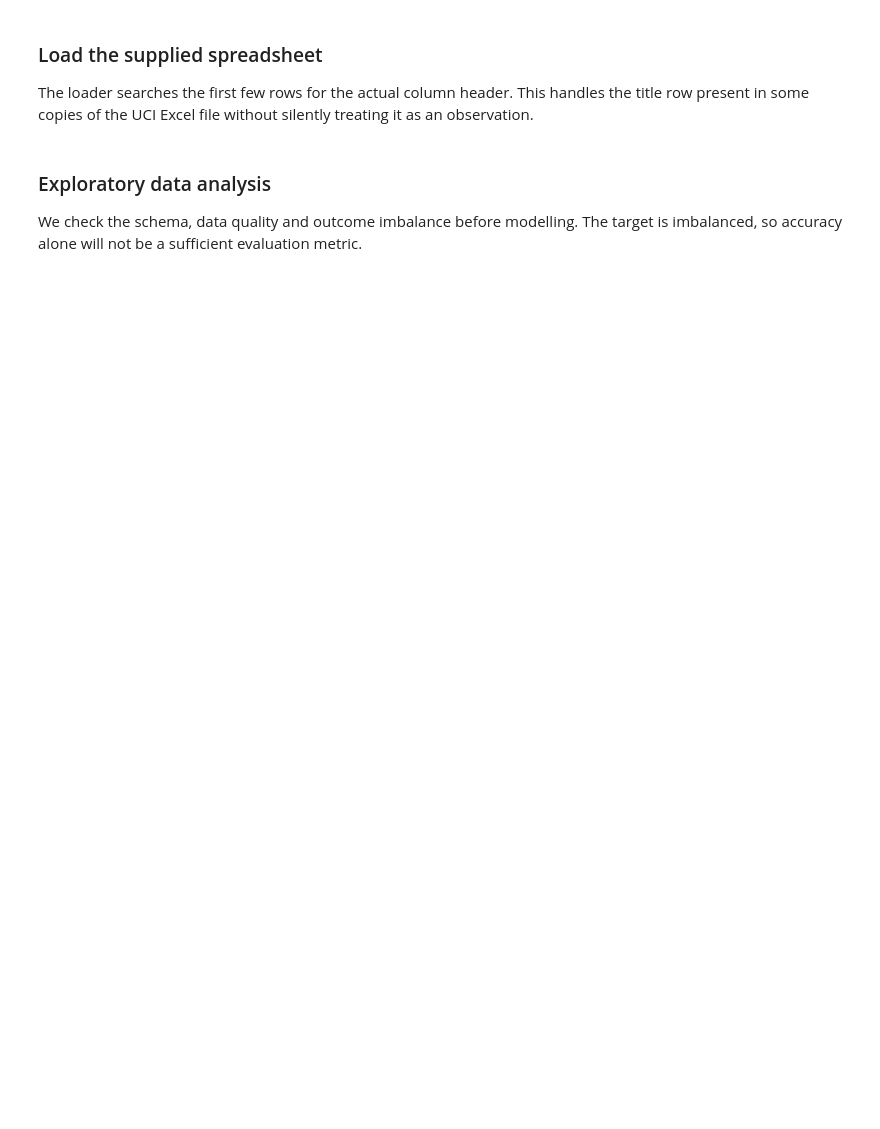
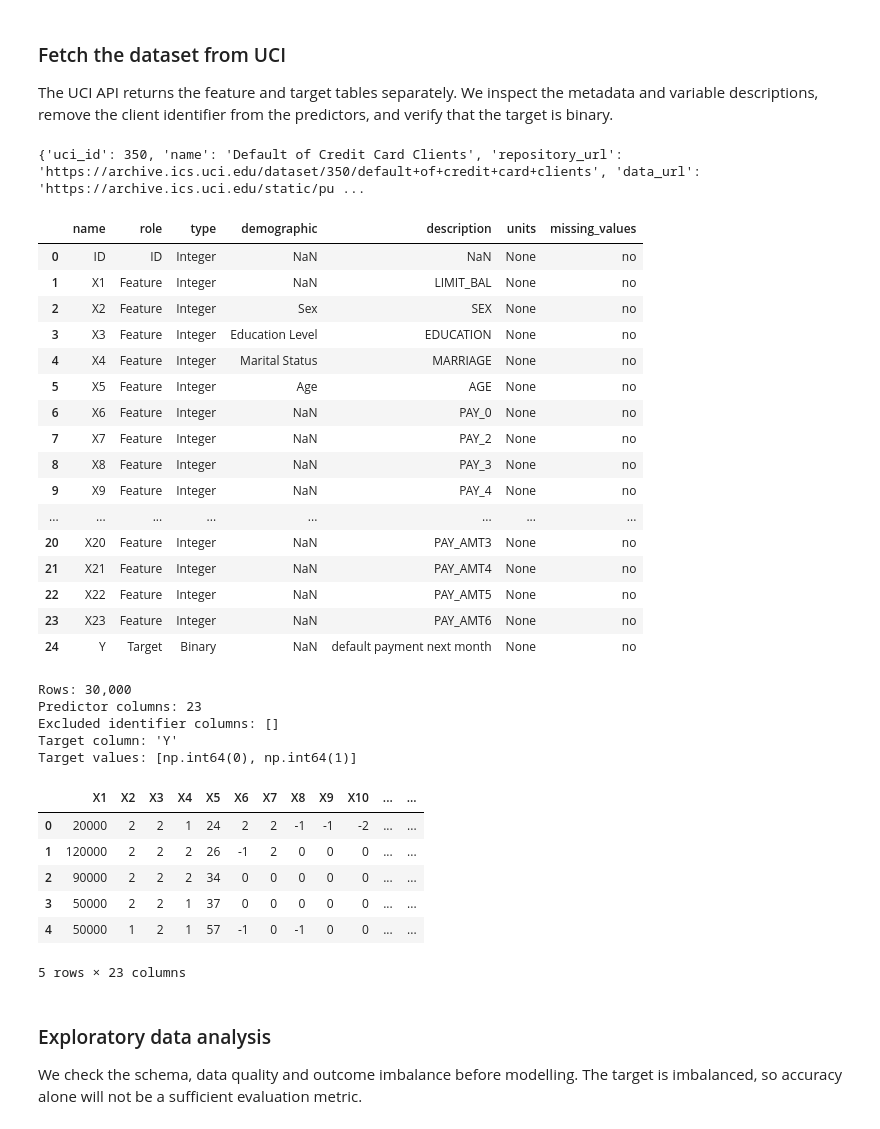
Before and after one commit to RomanCianci/Credit_Default_Prediction_ML, a Jupyter notebook: PROJET_ML.ipynb, the cells around one changed output. Drawn from its saved outputs; the diff is of its cells as text; code cells hidden in the pictures; blank space fills up the shorter version.

```diff
--- a/PROJET_ML.ipynb
+++ b/PROJET_ML.ipynb
@@ -42,44 +38,71 @@ print(f"Dataset file: {DATA_PATH.resolve()}")
 # %% [markdown]
-### Load the supplied spreadsheet
+### Fetch the dataset from UCI
 
-The loader searches the first few rows for the actual column header. This handles the title row present in some copies of the UCI Excel file without silently treating it as an observation.
+The UCI API returns the feature and target tables separately. We inspect the metadata and variable descriptions, remove the client identifier from the predictors, and verify that the target is binary.
 # %%
 def normalize_name(value):
-    """Normalize a spreadsheet column label for robust matching."""
+    """Normalize a dataset column label for robust matching."""
     return re.sub(r"[^a-z0-9]+", "", str(value).strip().lower())
 
-raw_preview = pd.read_excel(DATA_PATH, header=None, nrows=8)
-header_row = None
-for row_index in range(len(raw_preview)):
-    labels = {normalize_name(value) for value in raw_preview.iloc[row_index].dropna()}
-    if "limitbal" in labels and any(label.startswith("pay") for label in labels):
-        header_row = row_index
-        break
+default_of_credit_card_clients = fetch_ucirepo(id=350)
+X_raw = default_of_credit_card_clients.data.features.copy()
+y_raw = default_of_credit_card_clients.data.targets.copy()
 
-data = pd.read_excel(DATA_PATH, header=header_row) if header_row is not None else pd.read_excel(DATA_PATH)
-data.columns = [str(column).strip() for column in data.columns]
-data = data.dropna(how="all").reset_index(drop=True)
-normalized_columns = {normalize_name(column): column for column in data.columns}
-target_candidates = ["defaultpaymentnextmonth", "defaultnextmonth", "default", "y"]
-target_column = next((normalized_columns[name] for name in target_candidates if name in normalized_columns), None)
-if target_column is None:
-    raise ValueError("Could not identify the target column. Available columns: " + ", ".join(map(str, data.columns)))
+print(default_of_credit_card_clients.metadata)
+display(default_of_credit_card_clients.variables)
 
-y = pd.to_numeric(data[target_column], errors="coerce")
+target_column = y_raw.columns[0]
+y = pd.to_numeric(y_raw[target_column], errors="coerce")
 valid_target = y.notna()
-data = data.loc[valid_target].reset_index(drop=True)
+X_raw = X_raw.loc[valid_target].reset_index(drop=True)
 y = y.loc[valid_target].astype(int).reset_index(drop=True)
 if not set(y.unique()).issubset({0, 1}):
     raise ValueError(f"Expected a binary 0/1 target; found {sorted(y.unique())}")
-feature_columns = [c for c in data.columns if c != target_column and normalize_name(c) not in {"id", "clientid", "customerid"} and not normalize_name(c).startswith("unnamed")]
-X = data[feature_columns].copy()
+
+id_columns = [column for column in X_raw.columns if normalize_name(column) in {"id", "clientid", "customerid"}]
+X = X_raw.drop(columns=id_columns).copy()
 for column in X.columns:
     X[column] = pd.to_numeric(X[column], errors="coerce")
+
+data = X.copy()
+data[target_column] = y
 print(f"Rows: {len(X):,}")
 print(f"Predictor columns: {X.shape[1]}")
+print(f"Excluded identifier columns: {id_columns}")
 print(f"Target column: {target_column!r}")
 print(f"Target values: {sorted(y.unique())}")
 display(X.head())
+# %% [output]
+{'uci_id': 350, 'name': 'Default of Credit Card Clients', 'repository_url': 'https://archive.ics.uci.edu/dataset/350/default+of+credit+card+clients', 'data_url': 'https://archive.ics.uci.edu/static/pu ...
+|  | name | role | type | demographic | description | units | missing_values |
+| 0 | ID | ID | Integer | NaN | NaN | None | no |
+| 1 | X1 | Feature | Integer | NaN | LIMIT_BAL | None | no |
+| 2 | X2 | Feature | Integer | Sex | SEX | None | no |
+| 3 | X3 | Feature | Integer | Education Level | EDUCATION | None | no |
+| 4 | X4 | Feature | Integer | Marital Status | MARRIAGE | None | no |
+| 5 | X5 | Feature | Integer | Age | AGE | None | no |
+| 6 | X6 | Feature | Integer | NaN | PAY_0 | None | no |
+| 7 | X7 | Feature | Integer | NaN | PAY_2 | None | no |
+| 8 | X8 | Feature | Integer | NaN | PAY_3 | None | no |
+| 9 | X9 | Feature | Integer | NaN | PAY_4 | None | no |
+| ... | ... | ... | ... | ... | ... | ... | ... |
+| 20 | X20 | Feature | Integer | NaN | PAY_AMT3 | None | no |
+| 21 | X21 | Feature | Integer | NaN | PAY_AMT4 | None | no |
+| 22 | X22 | Feature | Integer | NaN | PAY_AMT5 | None | no |
+| 23 | X23 | Feature | Integer | NaN | PAY_AMT6 | None | no |
+| 24 | Y | Target | Binary | NaN | default payment next month | None | no |
+Rows: 30,000
+Predictor columns: 23
+Excluded identifier columns: []
+Target column: 'Y'
+Target values: [np.int64(0), np.int64(1)]
+|  | X1 | X2 | X3 | X4 | X5 | X6 | X7 | X8 | X9 | X10 | ... | ... |
+| 0 | 20000 | 2 | 2 | 1 | 24 | 2 | 2 | -1 | -1 | -2 | ... | ... |
+| 1 | 120000 | 2 | 2 | 2 | 26 | -1 | 2 | 0 | 0 | 0 | ... | ... |
+| 2 | 90000 | 2 | 2 | 2 | 34 | 0 | 0 | 0 | 0 | 0 | ... | ... |
+| 3 | 50000 | 2 | 2 | 1 | 37 | 0 | 0 | 0 | 0 | 0 | ... | ... |
+| 4 | 50000 | 1 | 2 | 1 | 57 | -1 | 0 | -1 | 0 | 0 | ... | ... |
+5 rows × 23 columns
 # %% [markdown]
 ### Exploratory data analysis
 
```
Also changed, not shown: parts of 15 cells of this notebook, 1 other file.
